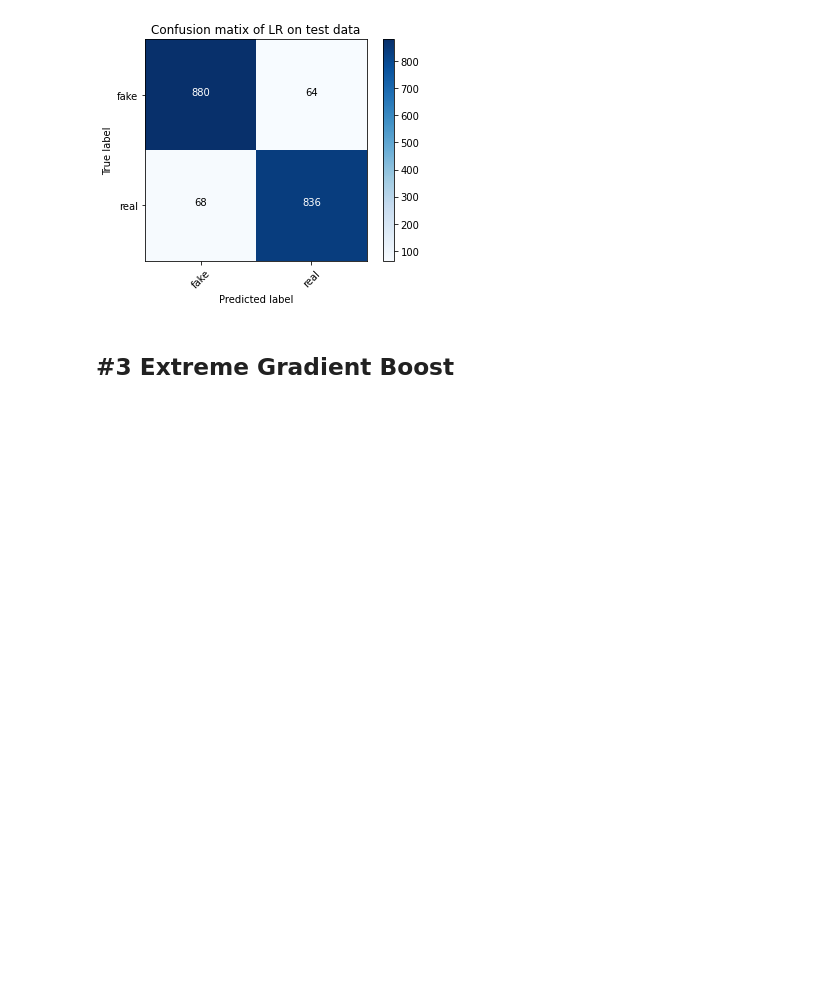
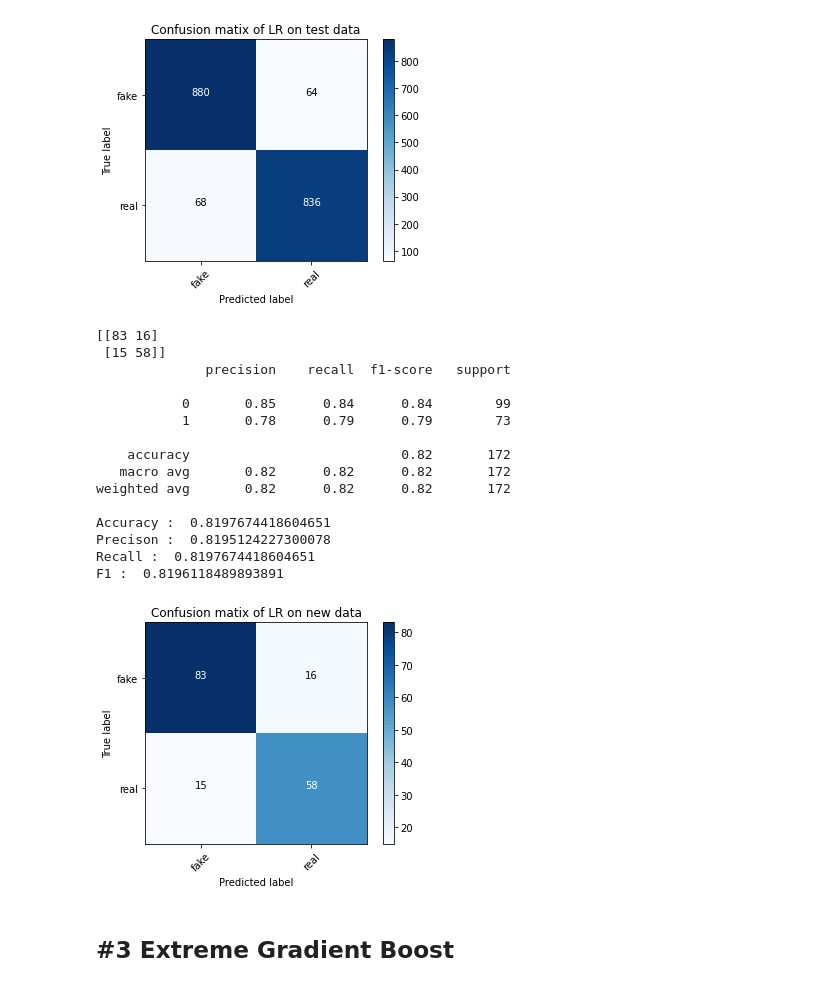
Before and after one commit to smkerr/COVID-fake-news-detection, a Jupyter notebook: model/fine-tuned-model-no-tweet2vec.ipynb, the cells around one changed output. Saved outputs shown, nothing was run; the diff lists cells and outputs as text; code cells hidden in the pictures; blank space fills up the shorter version.

```diff
--- a/model/fine-tuned-model-no-tweet2vec.ipynb
+++ b/model/fine-tuned-model-no-tweet2vec.ipynb
@@ -161,6 +171,9 @@ lr_pred = lr_pipeline.predict(X_val)
 
 #make pred on test
 lr_pred_test = lr_pipeline.predict(X_test)
+# %%
+#make pred on new
+lr_pred_new = lr_pipeline.predict(X_new)
 # %%
 #save lr model
 #pkl_filename = "/content/drive/MyDrive/Final Project/COVID-fake-news-detection/model/saved models/pickle_lr_clf.pkl"
@@ -424,6 +468,28 @@ Precison :  0.9285874991964688
 Recall :  0.9285714285714286
 F1 :  0.9285751117855485
 [figure]
+# %%
+# display results new data
+print_metrics(lr_pred_new, y_new)
+plot_confusion_matrix(confusion_matrix(y_new,lr_pred_new),target_names=['fake','real'], normalize = False, \
+                      title = 'Confusion matix of LR on new data')
+# %% [output]
+[[83 16]
+ [15 58]]
+              precision    recall  f1-score   support
+
+           0       0.85      0.84      0.84        99
+           1       0.78      0.79      0.79        73
+
+    accuracy                           0.82       172
+   macro avg       0.82      0.82      0.82       172
+weighted avg       0.82      0.82      0.82       172
+
+Accuracy :  0.8197674418604651
+Precison :  0.8195124227300078
+Recall :  0.8197674418604651
+F1 :  0.8196118489893891
+[figure, added]
 # %% [markdown]
 ## #3 Extreme Gradient Boost
 # %%
```
Also changed, not shown: parts of 12 cells of this notebook.
